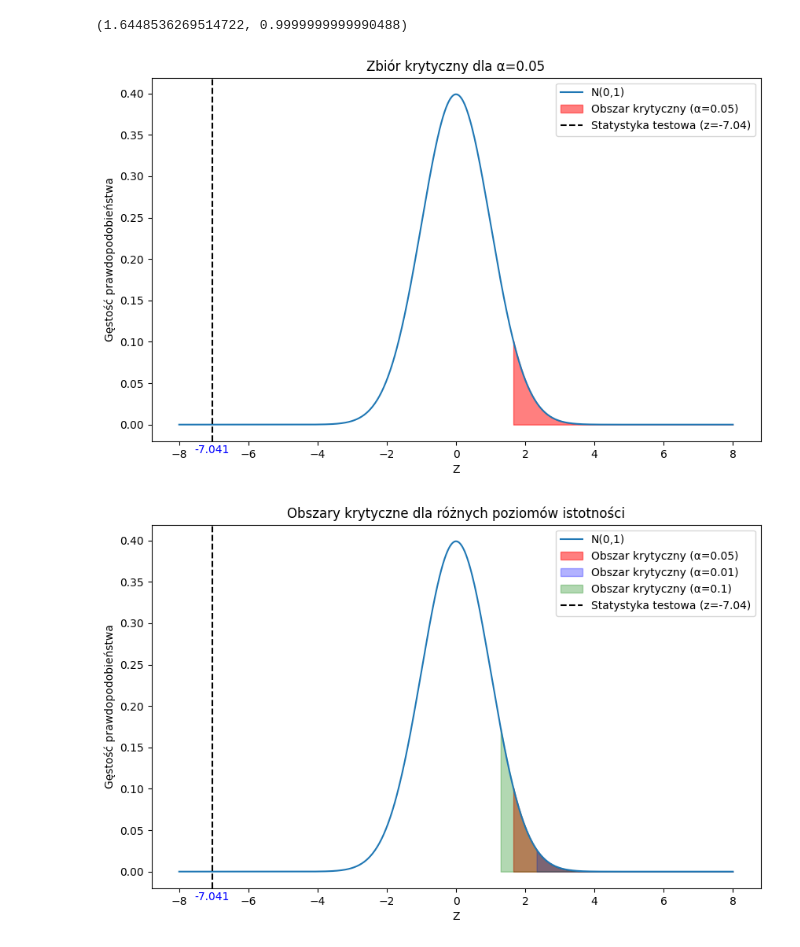
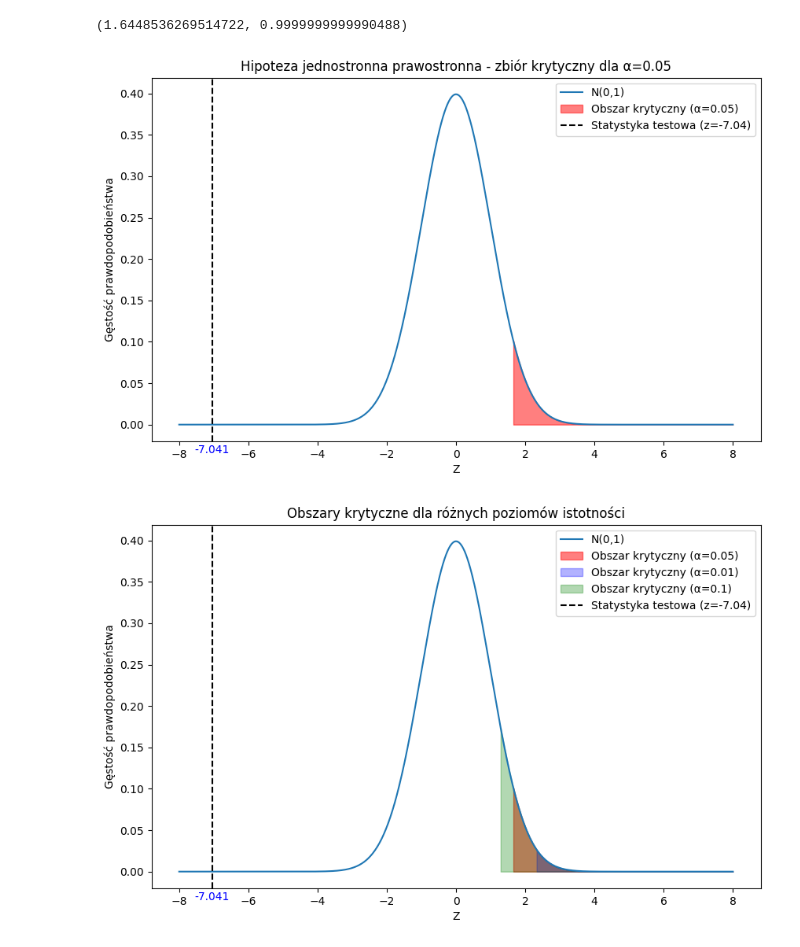
Before and after one commit to mathieuboro/raport2, a Jupyter notebook: Raport2.ipynb, the cells around one changed output. Saved outputs shown, nothing was run; the diff lists cells and outputs as text; code cells hidden in the pictures.

```diff
--- a/Raport2.ipynb
+++ b/Raport2.ipynb
@@ -143,21 +143,21 @@ z_critical, p_value
 # %%
 x = np.linspace(-8, 8, 1000)
 y = norm.pdf(x)
 
 fig, ax = plt.subplots(figsize=(10, 6))
 
 ax.plot(x, y, label='N(0,1)')
 ax.fill_between(x, 0, y, where=(x >= z_critical), color='red', alpha=0.5, label='Obszar krytyczny (α=0.05)')
 ax.axvline(x=z, color='black', linestyle='--', label=f'Statystyka testowa (z={z:.2f})')
 ax.text(z, -0.01, f'{z:.3f}', horizontalalignment='center', verticalalignment='top', color='blue', fontsize=10, transform=ax.get_xaxis_transform())      #zobacz czy z tym
 ax.legend()
 ax.set_xlabel('Z')
 ax.set_ylabel('Gęstość prawdopodobieństwa')
-ax.set_title('Zbiór krytyczny dla α=0.05')
+ax.set_title('Hipoteza jednostronna prawostronna - zbiór krytyczny dla α=0.05')
 
 plt.show()
 # %% [output]
-[figure, old version]
+[figure, new version]
 # %%
 # For alpha = 0.01
 alpha_01 = 0.01
```
Also changed, not shown: parts of 2 cells of this notebook.
